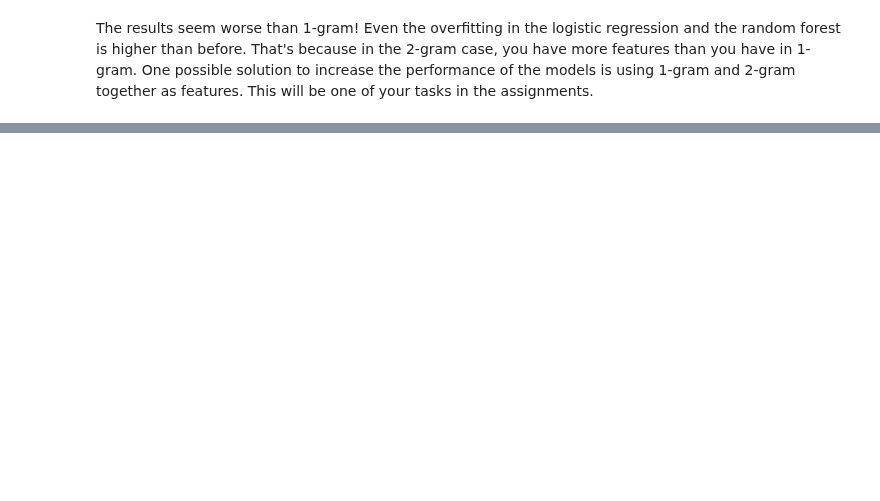
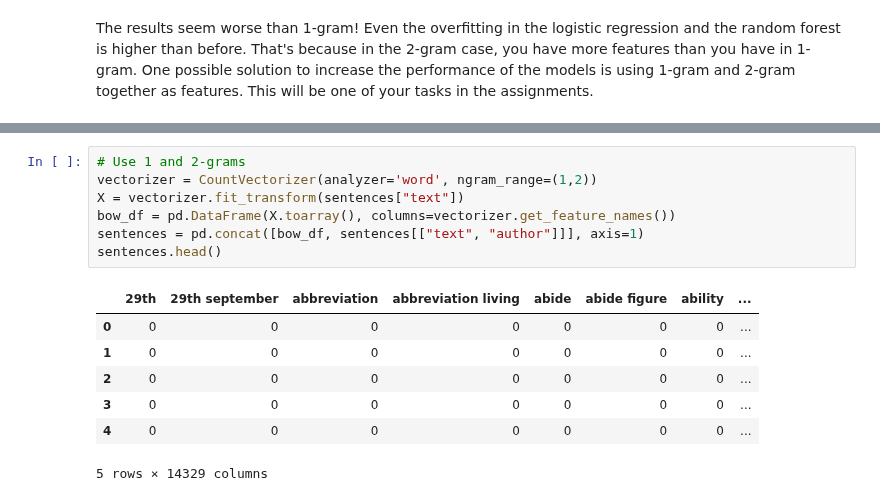
Before and after one commit to ssmcnatt/assignments, a Jupyter notebook: text-feature_engineering_1.ipynb, the cells around one changed output, grey strips where cells are left out. Saved outputs shown, nothing was run; the diff lists cells and outputs as text; blank space fills up the shorter version.

```diff
--- a/text-feature_engineering_1.ipynb
+++ b/text-feature_engineering_1.ipynb
@@ -235,0 +371,15 @@ The results seem worse than 1-gram! Even the overfitting in the logistic regress
+# %%
+# Use 1 and 2-grams
+vectorizer = CountVectorizer(analyzer='word', ngram_range=(1,2))
+X = vectorizer.fit_transform(sentences["text"])
+bow_df = pd.DataFrame(X.toarray(), columns=vectorizer.get_feature_names())
+sentences = pd.concat([bow_df, sentences[["text", "author"]]], axis=1)
+sentences.head()
+# %% [output]
+|  | 29th | 29th september | abbreviation | abbreviation living | abide | abide figure | ability | ... |
+| 0 | 0 | 0 | 0 | 0 | 0 | 0 | 0 | ... |
+| 1 | 0 | 0 | 0 | 0 | 0 | 0 | 0 | ... |
+| 2 | 0 | 0 | 0 | 0 | 0 | 0 | 0 | ... |
+| 3 | 0 | 0 | 0 | 0 | 0 | 0 | 0 | ... |
+| 4 | 0 | 0 | 0 | 0 | 0 | 0 | 0 | ... |
+5 rows × 14329 columns
```
Also changed, not shown: parts of 21 cells of this notebook.
